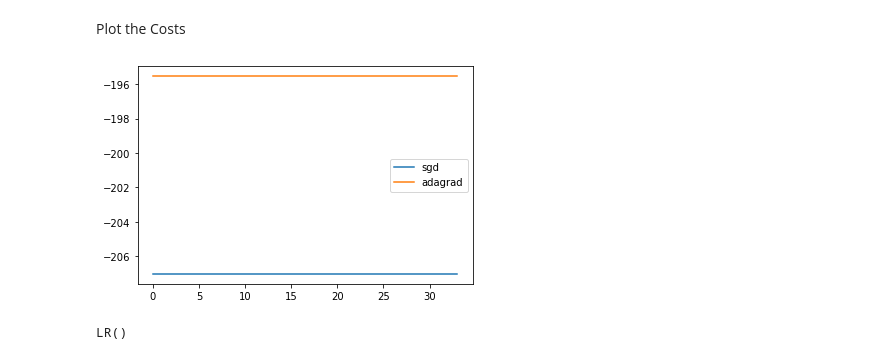
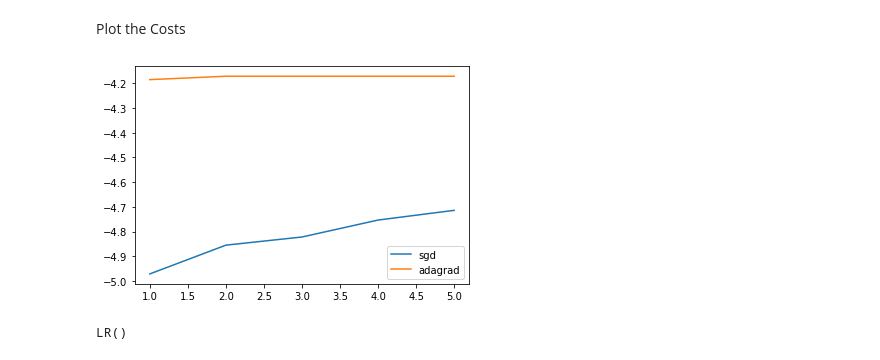
Before and after one commit to qiud1/Projects_HWs, a Jupyter notebook: HW1/hw1.ipynb, the cells around one changed output. Cells and saved outputs as stored; diff of their text form; code cells hidden in the pictures.

```diff
--- a/HW1/hw1.ipynb
+++ b/HW1/hw1.ipynb
@@ -295,10 +295,11 @@ model = LR(in_dim, batch_size)
 # %% [markdown]
 Train the Models
 # %%
+costs = []
+ep_idx = []
 for epoch in range(1, epochs+1):
     corr = 0
-    costs = []
-    b_idx = []
+    curr_cost = 0.
     for batch_idx, (contexts, targets) in enumerate(tqdm(train_loader)):
 
         #standardize input to floats
@@ -315,8 +316,7 @@ for epoch in range(1, epochs+1):
 
         #calculate the costs
         cost = torch.sum(targets * torch.log(probs) + (1-targets) * (torch.log(1-probs)))
-        costs.append(cost.detach().numpy())
-        b_idx.append(batch_idx)
+        curr_cost += cost
 
         #Update gradients
         dw, db = calculate_gradients(model, contexts, pred, targets, batch_size)
@@ -324,6 +324,8 @@ for epoch in range(1, epochs+1):
         #do gradient descent
         batch_gd(model, dw, db, learning_rate)
 
+    costs.append((curr_cost/len(train_loader)).detach().numpy())
+    ep_idx.append(epoch)
     total_samp = (len(train_loader)*batch_size)
     print(f"Epoch: {epoch}, Acc: {corr/total_samp:.6f}")
 # %% [output]
@@ -399,11 +401,11 @@ LR()
 # %% [markdown]
 Predict Using the Model
 # %%
+costs_a = []
+costs_s = []
+ep_idx = []
 for epoch in range(1, epochs+1):
     sgd_corr, ada_corr, total_samp, sgd_cost, ada_cost = 0, 0, 0, 0, 0
-    costs_a = []
-    costs_s = []
-    b_idx = []
     for batch_idx, (contexts, targets) in enumerate(tqdm(train_loader)):
 
         #clear previous gradients
@@ -428,9 +430,6 @@ for epoch in range(1, epochs+1):
         #calculate the costs
         sgd_cost += torch.sum(targets * torch.log(prob_s) + (1-targets) * (torch.log(1-prob_s)))
         ada_cost += torch.sum(targets * torch.log(prob_a) + (1-targets) * (torch.log(1-prob_a)))
-        costs_a.append(sgd_cost.detach().numpy())
-        costs_s.append(ada_cost.detach().numpy())
-        b_idx.append(batch_idx)
 
         #Update gradients
         dw_s, db_s = calculate_gradients(model_sgd, contexts, pred_s, targets, batch_size)
@@ -444,6 +443,9 @@ for epoch in range(1, epochs+1):
         sgd_optimizer.step()
         ada_optimizer.step()
 
+    costs_s.append((sgd_cost/len(train_loader)).detach().numpy())
+    costs_a.append((ada_cost/len(train_loader)).detach().numpy())
+    ep_idx.append(epoch)
     total_samp = (len(train_loader)*batch_size)
     print(f"Epoch: {epoch}, SGD Acc: {sgd_corr/total_samp:.6f}, SGD Cost: {sgd_cost/total_samp:.6f}, Ada Acc: {ada_corr/total_samp:.6f}, Ada Cost: {ada_cost/total_samp:.6f}")
 # %% [output]
@@ -525,11 +527,11 @@ model_ada.train()
 # %% [output]
 LR()
 # %%
+costs_s = []
+costs_a = []
+ep_idx = []
 for epoch in range(1, epochs+1):
     sgd_corr, ada_corr, total_samp, sgd_cost, ada_cost = 0, 0, 0, 0, 0
-    costs_s = []
-    costs_a = []
-    b_idx = []
     for batch_idx, (contexts, targets) in enumerate(tqdm(train_loader)):
 
         #standardize input to floats
@@ -546,9 +548,6 @@ for epoch in range(1, epochs+1):
         #calculate the costs
         sgd_cost += torch.sum(targets * torch.log(prob_s) + (1-targets) * (torch.log(1-prob_s)))
         ada_cost += torch.sum(targets * torch.log(prob_a) + (1-targets) * (torch.log(1-prob_a)))
-        costs_a.append(sgd_cost.detach().numpy())
-        costs_s.append(ada_cost.detach().numpy())
-        b_idx.append(batch_idx)
 
         #calculate accuracy
         sgd_corr += torch.sum(pred_s == targets)
@@ -559,6 +558,9 @@ for epoch in range(1, epochs+1):
         stochastic_gd(model_sgd, sgd_optimizer, contexts, pred_s, targets, learning_rate)
         stochastic_gd(model_ada, ada_optimizer, contexts, pred_a, targets, learning_rate)
 
+    costs_s.append((sgd_cost/len(train_loader)).detach().numpy())
+    costs_a.append((ada_cost/len(train_loader)).detach().numpy())
+    ep_idx.append(epoch)
     #Display Accuracy per Epoch
     print(f"Epoch: {epoch}, SGD Acc: {sgd_corr/total_samp:.6f}, SGD Cost: {sgd_cost/total_samp:.6f}, Ada Acc: {ada_corr/total_samp:.6f}, Ada Cost: {ada_cost/total_samp:.6f}")
 # %% [output]
@@ -570,12 +572,12 @@ Epoch: 5, SGD Acc: 1.000000, SGD Cost: -0.575104, Ada Acc: 1.000000, Ada Cost: -
 # %% [markdown]
 Plot the Costs
 # %%
-plt.plot(b_idx, costs_s, label = "sgd")
-plt.plot(b_idx, costs_a, label = "adagrad")
+plt.plot(ep_idx, costs_s, label = "sgd")
+plt.plot(ep_idx, costs_a, label = "adagrad")
 plt.legend()
 plt.show()
 # %% [output]
-[figure, old version]
+[figure, new version]
 # %%
 model_sgd.eval()
 model_ada.eval()
```
Also changed, not shown: parts of 10 cells of this notebook.
